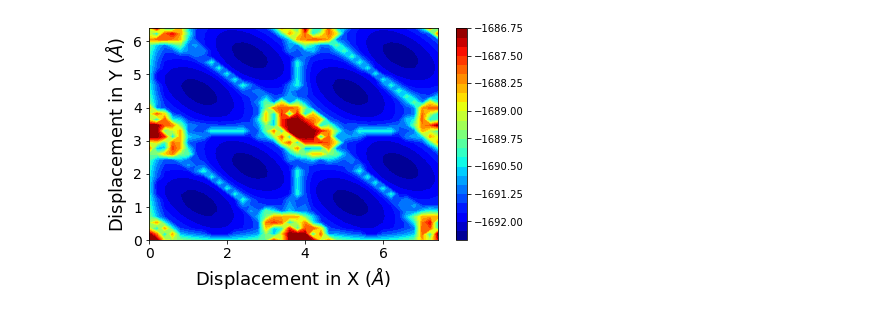
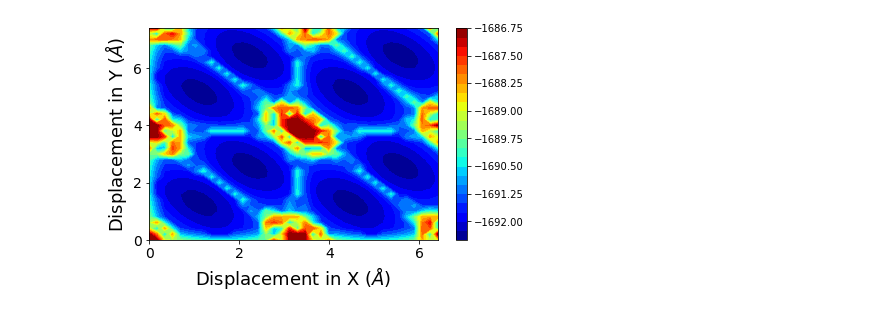
Before and after one commit to symmy596/GB---Hypersurface, a Jupyter notebook: GB_Surface.ipynb, the cells around one changed output. Drawn from its saved outputs; the diff is of its cells as text; code cells hidden in the pictures.

```diff
--- a/GB_Surface.ipynb
+++ b/GB_Surface.ipynb
@@ -18,8 +18,26 @@ import numpy as np
 
 
 
+def ReadGrid_V2(File):
+    Data = np.genfromtxt(File, delimiter=',', dtype="float")
 
-def ReadGrid(File):
+    X = Data[0]
+    X = np.delete(X, 0)
+    Y = (Data[:,0])
+    Y = np.delete(Y, 0)
+
+    Grid = np.array([])
+
+    for i in range(1, (X.size + 1)):
+        Temp = Data[:,i]
+        Temp = np.delete(Temp, 0)
+        Grid = np.append(Grid, Temp)
+
+    Grid = np.reshape(Grid, (X.size, Y.size))
+    return X, Y, Grid
+
+
+def ReadGrid_V1(File):
     results = []
     with open(File) as csvfile:
         Data = csv.reader(csvfile, delimiter=',', quotechar=',')
@@ -50,8 +68,8 @@ def ReadGrid(File):
 
 
 def GridPlot(X, Y, Grid):
-    X, Y = np.meshgrid(X, Y)
-    plt.contourf(X, Y, Grid, 25, cmap='jet', interpolation='nearest')
+    Y, X = np.meshgrid(Y, X)
+    plt.contourf(Y, X, Grid, 25, cmap='jet', interpolation='nearest')
     plt.xlabel("Displacement in X (" r'$\AA$' ")", fontsize=18)
     plt.ylabel("Displacement in Y (" r'$\AA$' ")", fontsize=18)
     plt.tick_params(labelsize=14)
@@ -60,8 +78,7 @@ def GridPlot(X, Y, Grid):
     plt.show()
     plt.close()
 # %%
-X, Y, Grid = ReadGrid("grid.csv")
+X, Y, Grid = ReadGrid_V2("111.csv")
+GridPlot(X, Y, Grid)
+# %% [output]
+[figure, added]
-# %%
-GridPlot(X, Y, Grid)
-# %% [output]
-[figure, removed]
```
Also changed, not shown: parts of 5 cells of this notebook, 1 other file.
